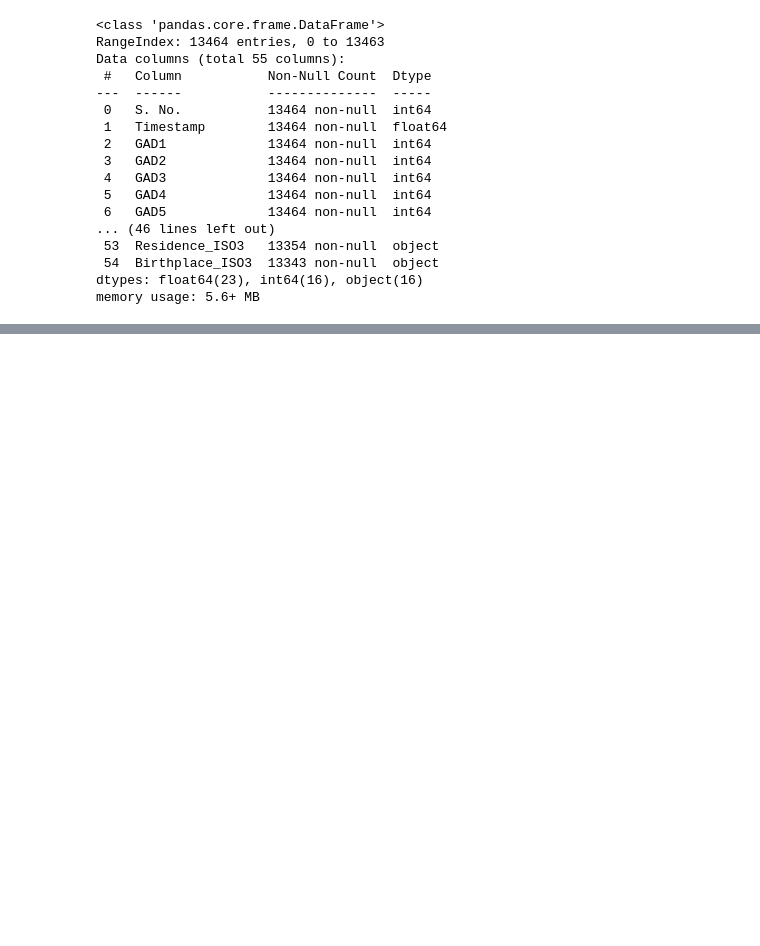
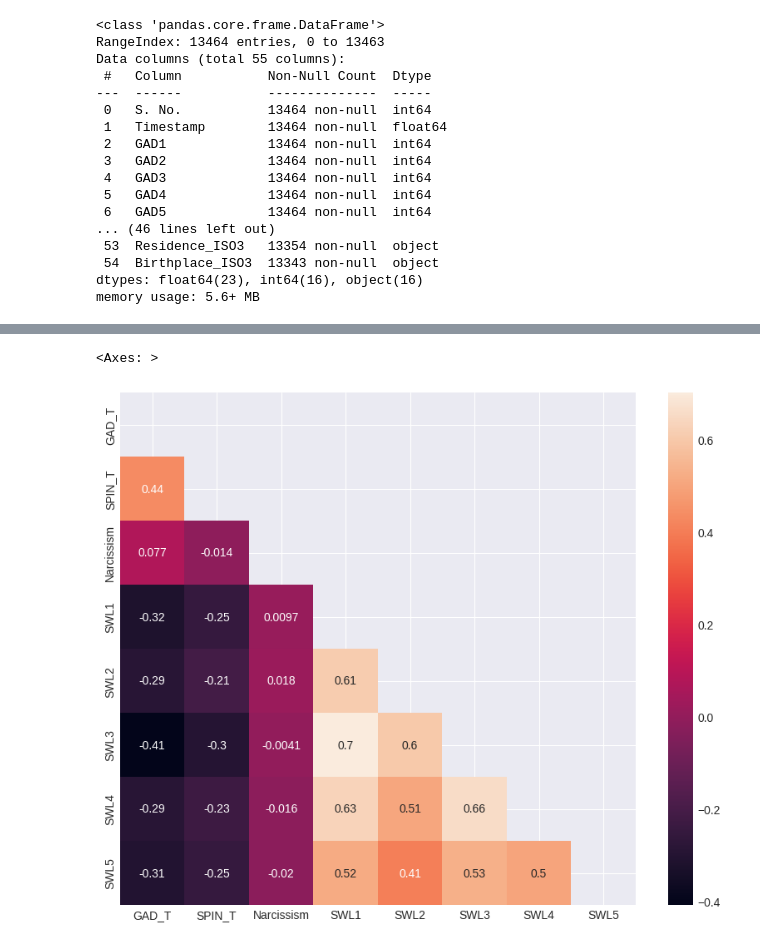
Before and after one commit to aubergeeen/ML_final_project, a Jupyter notebook: ml-fin.ipynb, the cells around one changed output, grey strips where cells are left out. Saved outputs shown, nothing was run; the diff lists cells and outputs as text; code cells hidden in the pictures; blank space fills up the shorter version.

```diff
--- a/ml-fin.ipynb
+++ b/ml-fin.ipynb
@@ -164,0 +242,13 @@ print(same_thing)
+# %%
+## №2 - Рассмотрим зависимость между финальными баллами GAD_T(общая тревожность), SPIN_T(социальная тревожность)
+##      и ответами на опросник SWL о удовлетворенности жизнью
+
+features = ['GAD_T', 'SPIN_T', 'Narcissism'] + [f'SWL{i}' for i in range(1, 6)]
+correlations = df[features].corr(method='spearman')
+mask = np.triu(np.ones_like(correlations))
+
+plt.subplots(figsize=(10,8))
+sns.heatmap(correlations, annot=True, mask=mask)
+# %% [output]
+<Axes: >
+[figure, added]
```
Also changed, not shown: parts of 48 cells of this notebook.
